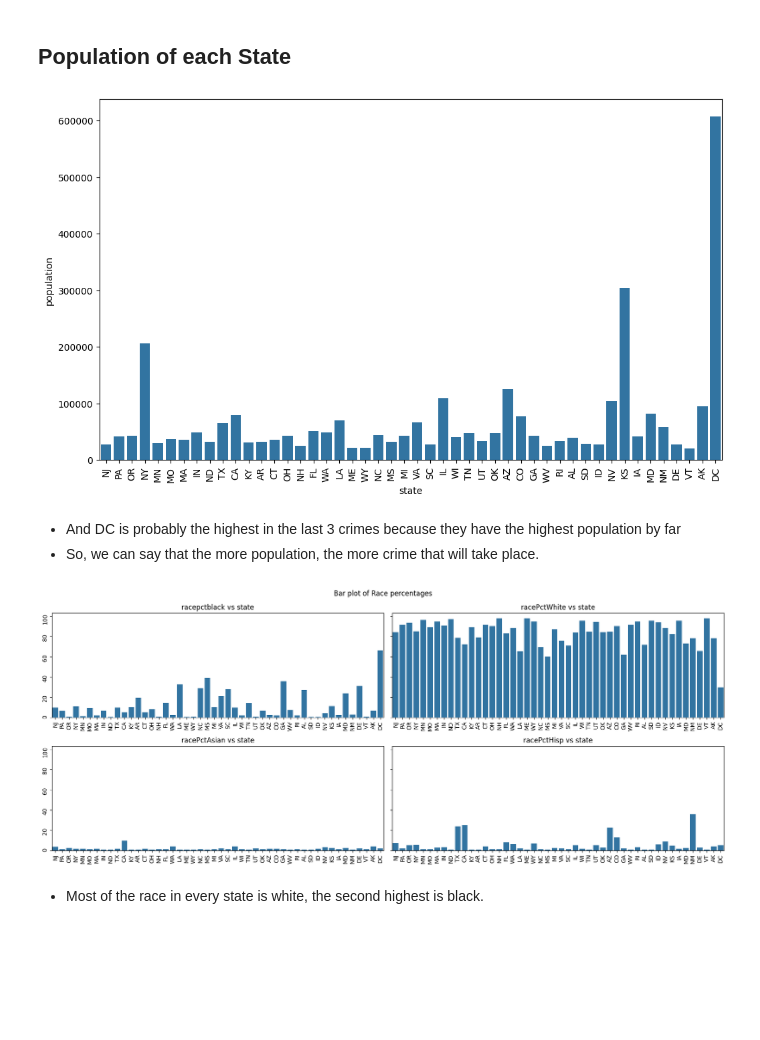
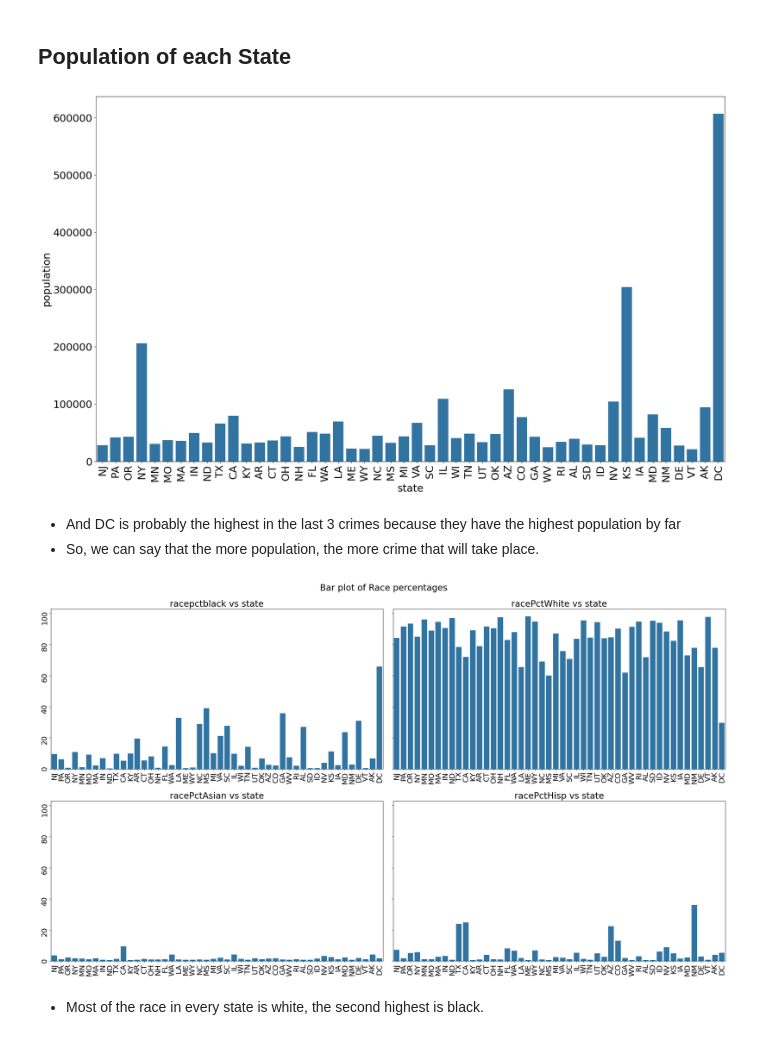
Before and after one commit to RJUNCC/crime_project, a Jupyter notebook: notebooks/communities_crime.ipynb, the cells around one changed output. Cells and saved outputs as stored; diff of their text form; code cells hidden in the pictures; blank space fills up the shorter version.

Commit message:
Added to code and more graphs for research paper

```diff
--- a/notebooks/communities_crime.ipynb
+++ b/notebooks/communities_crime.ipynb
@@ -177,9 +177,9 @@ plot_barplot(dataframe=crime_df, x="state", y="burglaries", xtick_rotation=90)
 # %% [markdown]
 ## Population of each State
 # %%
-plot_barplot(dataframe=crime_df, x="state", y="population", xtick_rotation=90)
+plot_barplot(dataframe=crime_df, x="state", y="population", xtick_rotation=90, figsize=(24, 14))
 # %% [output]
-[figure, old version]
+[figure, new version]
 # %% [markdown]
 - And DC is probably the highest in the last 3 crimes because they have the highest population by far
 - So, we can say that the more population, the more crime that will take place.
@@ -206,19 +206,21 @@ def multiple_barplots(dataframe:pd.DataFrame, x:str|list, y:str|list[str],  titl
     fig.suptitle(title)
     plt.tight_layout()
     fig.show()
+# %%
+plt.rcParams.update({'font.size': 18})
 # %%
 multiple_barplots(
     dataframe=crime_df,
     x="state",
     y=["racepctblack", "racePctWhite" , "racePctAsian", "racePctHisp"],
     title="Bar plot of Race percentages",
     n_rows=2, n_cols=2,
-    figsize=(17, 7),
+    figsize=(24, 14),
     xtick_rotation=90,
     sharex=False,
     )
 # %% [output]
-[figure, old version]
+[figure, new version]
 # %% [markdown]
 - Most of the race in every state is white, the second highest is black.
 # %%
```
Also changed, not shown: parts of 32 cells of this notebook, 2 other files.
